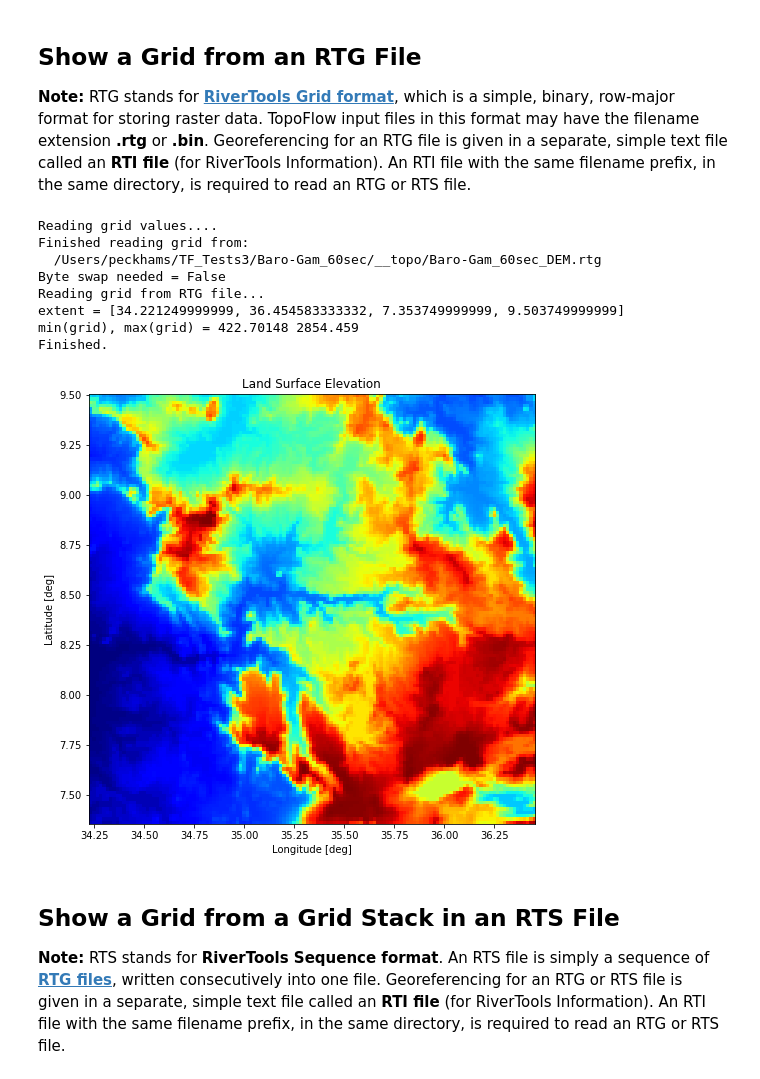
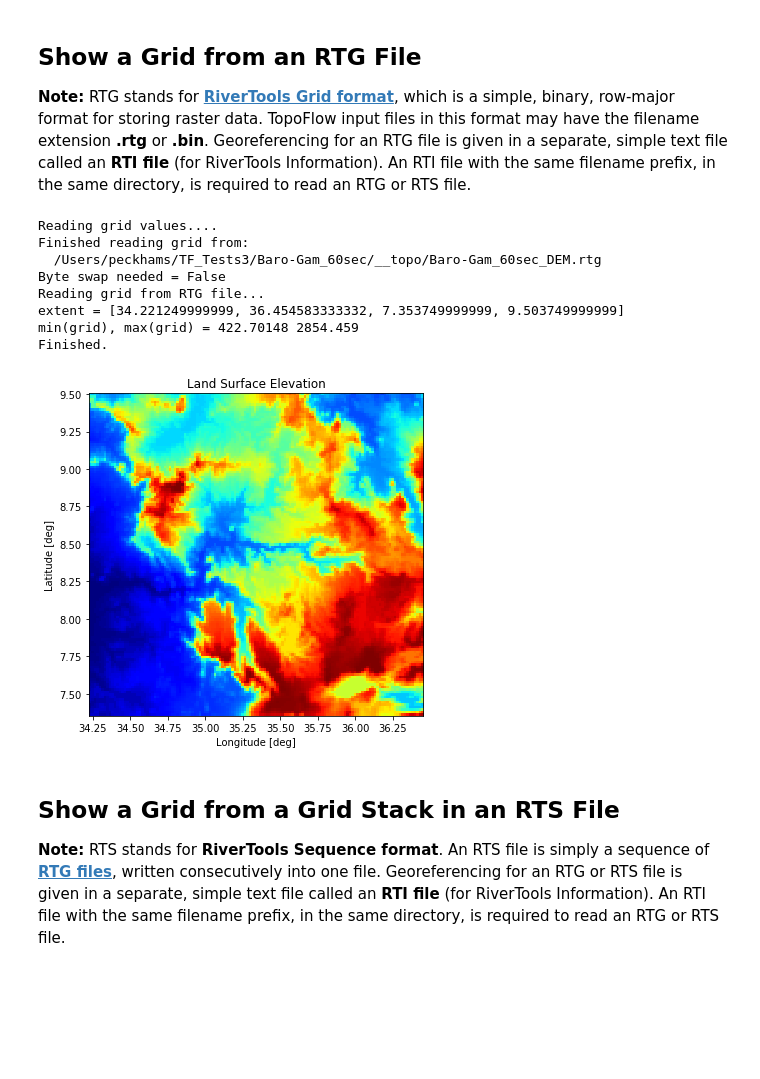
Before and after one commit to peckhams/topoflow36, a Jupyter notebook: TopoFlow_Visualization_v2.ipynb, the cells around one changed output. Cells and saved outputs as stored; diff of their text form; code cells hidden in the pictures; blank space fills up the shorter version.

```diff
--- a/TopoFlow_Visualization_v2.ipynb
+++ b/TopoFlow_Visualization_v2.ipynb
@@ -70,22 +70,22 @@ We assume here that you've already run TopoFlow using the site_prefix, case_pref
 import glob, os, os.path, shutil
 
 home_dir = os.path.expanduser("~")
+ds_name  = 'baro'
 
-
-# Baro River, with mouth near Gambella, Ethiopia
-BARO = True
-if (BARO):
+if (ds_name.lower() == 'baro'):
+    #-------------------------------------------------
+    # Baro River, with mouth near Gambella, Ethiopia
+    #-------------------------------------------------
     site_prefix = 'Baro-Gam_60sec'
     case_prefix = 'Test1'
     ## case_prefix = 'Test2'
-    test_dir    = home_dir + '/TF_Tests3/'           ########
-
-# Treynor River, in Iowa (part of Nishnabotna R.)
-TREYNOR = False
-if (TREYNOR):
+    test_dir    = home_dir + '/TF_Tests3/'   ########
+elif (ds_name.lower() == 'treynor'):
+    #-------------------------------------------------
+    # Treynor River, in Iowa (part of Nishnabotna R.)
+    #-------------------------------------------------
     site_prefix = 'Treynor'
     case_prefix = 'June_20_67'
-    # case_prefix = 'June_07_67'
     test_dir    = home_dir + '/TF_Output/'
 
 basin_dir  = test_dir + site_prefix + '/'
@@ -147,33 +128,65 @@ def read_and_show_rtg( rtg_filename, long_name ):
 # %%
+#----------------------------------------------------
+# Get a topographic grid for this TopoFlow data set
+#----------------------------------------------------
+def get_rtg_example1():
+    long_name = 'Land Surface Elevation'
+    rtg_filename = topo_dir + site_prefix + '_DEM.rtg'
+    stretch = 'hist_equal'
+    return (rtg_filename, long_name, stretch)
+#-----------------------------------------------------------
+def get_rtg_example2():
+    long_name = 'Land Surface Slope'
+    rtg_filename = topo_dir + site_prefix + '_slope.rtg'
+    stretch = 'hist_equal'
+    return (rtg_filename, long_name, stretch)
+#-----------------------------------------------------------
+def get_rtg_example3():
+    long_name = 'Total Contributing Area'
+    rtg_filename = topo_dir + site_prefix + '_d8-area.rtg'
+    stretch = 'power3'
+    # stretch = 'log'
+    # stretch = 'hist_equal'
+    return (rtg_filename, long_name, stretch)
+
 #---------------------------------------------
 # Get a soil grid for this TopoFlow data set
 #---------------------------------------------
-# long_name = 'Soil Clay Volume Fraction (Layer 1)'
-# rtg_filename = soil_dir + site_prefix + '_CLYPPT_M_sl1_1km.bin'
-#-----------------------------------------------------------------
-# long_name = 'Soil Hydraulic Conductivity (Layer 1)'
-# rtg_filename = soil_dir + site_prefix + '_sl1_2D-Ks.bin'
-#-----------------------------------------------------------------
-# long_name = 'Soil Saturated Water Content (Layer 1)'
-# rtg_filename = soil_dir + site_prefix + '_sl1_2D-qs.bin'
+def get_rtg_example4():
+    long_name = 'Soil Clay Volume Fraction (Layer 1)'
+    rtg_filename = soil_dir + site_prefix + '_CLYPPT_M_sl1_1km.rtg'
+    stretch = 'hist_equal'
+    return (rtg_filename, long_name, stretch)
+#--------------------------------------------------------------
+def get_rtg_example5():
+    long_name = 'Soil Hydraulic Conductivity (Layer 1)'
+    rtg_filename = soil_dir + site_prefix + '_sl1_2D-Ks.bin'
+    stretch = 'hist_equal'
+    return (rtg_filename, long_name, stretch)
+#--------------------------------------------------------------
+def get_rtg_example6():
+    long_name = 'Soil Saturated Water Content (Layer 1)'
+    rtg_filename = soil_dir + site_prefix + '_sl1_2D-qs.bin'
+    stretch = 'hist_equal'
+    return (rtg_filename, long_name, stretch)
+#--------------------------------------------------------------
 
-#-----------------------------------------
-# Get the DEM for this TopoFlow data set
-#-----------------------------------------
-long_name = 'Land Surface Elevation'
-rtg_filename = topo_dir + site_prefix + '_DEM.rtg'
+(rtg_filename, long_name, stretch) = get_rtg_example1()
 
-read_and_show_rtg( rtg_filename, long_name )
+tfvis.read_and_show_rtg( rtg_filename, long_name, cmap='jet',
+                         ### BLACK_ZERO=False,
+                         stretch=stretch, VERBOSE=True,
+                         xsize=6, ysize=6, dpi=None)
 # %% [output]
 Reading grid values....
 Finished reading grid from:
   /Users/peckhams/TF_Tests3/Baro-Gam_60sec/__topo/Baro-Gam_60sec_DEM.rtg
 Byte swap needed = False
 Reading grid from RTG file...
 extent = [34.221249999999, 36.454583333332, 7.353749999999, 9.503749999999]
 min(grid), max(grid) = 422.70148 2854.459
 Finished.
-[figure, old version]
+[figure, new version]
 # %% [markdown]
 ## Show a Grid from a Grid Stack in an RTS File  <a id="show_rts1_C"></a>
 
```
Also changed, not shown: parts of 7 cells of this notebook, 1 other file.
